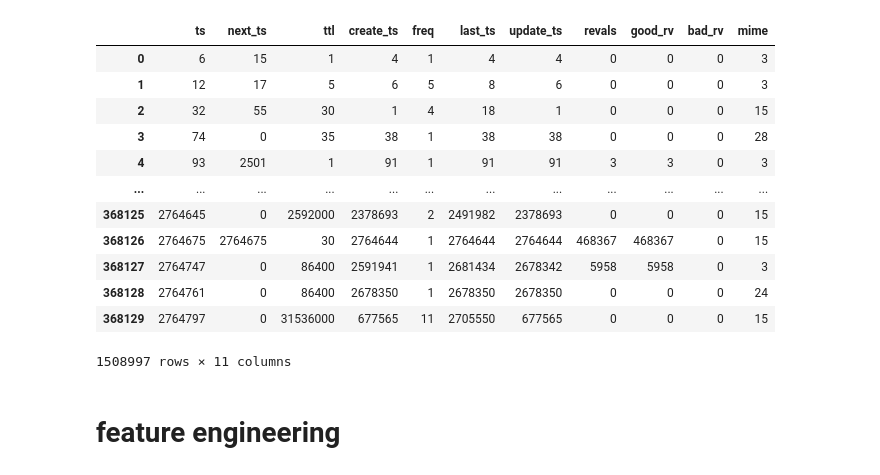
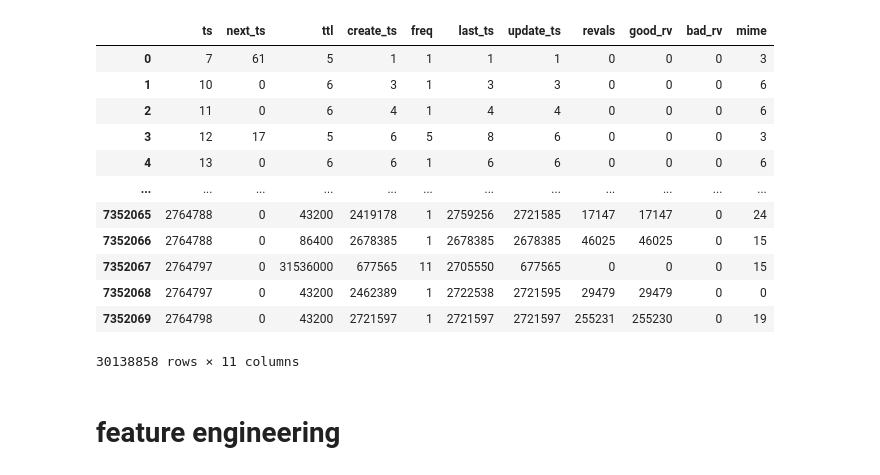
Before and after one commit to IsaacKhor/speculative_revalidation, a Jupyter notebook: analysis/ml.ipynb, the cells around one changed output. Cells and saved outputs as stored; diff of their text form; code cells hidden in the pictures.

```diff
--- a/analysis/ml.ipynb
+++ b/analysis/ml.ipynb
@@ -6,23 +6,23 @@ import matplotlib.pyplot as plt
 import seaborn as sns
 # %%
 cols = ['ts', 'next_ts', 'ttl', 'create_ts', 'freq', 'last_ts', 'update_ts', 'revals', 'good_rv', 'bad_rv', 'mime']
-dfs = [pd.read_csv(f'../traces/expiry/cf_{c}.csv.zst', names=cols, skiprows = lambda i : i > 0 and random.random() > 0.01) for c in ['a', 'c', 'e', 'g']]
+dfs = [pd.read_csv(f'../traces/expiry/cf_{c}.csv.zst', names=cols, skiprows=lambda i: random.random() > 0.2) for c in ['a', 'c', 'e', 'g']]
 df = pd.concat(dfs)
 df
 # %% [output]
 |  | ts | next_ts | ttl | create_ts | freq | last_ts | update_ts | revals | good_rv | bad_rv | mime |
-| 0 | 6 | 15 | 1 | 4 | 1 | 4 | 4 | 0 | 0 | 0 | 3 |
-| 1 | 12 | 17 | 5 | 6 | 5 | 8 | 6 | 0 | 0 | 0 | 3 |
-| 2 | 32 | 55 | 30 | 1 | 4 | 18 | 1 | 0 | 0 | 0 | 15 |
-| 3 | 74 | 0 | 35 | 38 | 1 | 38 | 38 | 0 | 0 | 0 | 28 |
-| 4 | 93 | 2501 | 1 | 91 | 1 | 91 | 91 | 3 | 3 | 0 | 3 |
+| 0 | 7 | 61 | 5 | 1 | 1 | 1 | 1 | 0 | 0 | 0 | 3 |
+| 1 | 10 | 0 | 6 | 3 | 1 | 3 | 3 | 0 | 0 | 0 | 6 |
+| 2 | 11 | 0 | 6 | 4 | 1 | 4 | 4 | 0 | 0 | 0 | 6 |
+| 3 | 12 | 17 | 5 | 6 | 5 | 8 | 6 | 0 | 0 | 0 | 3 |
+| 4 | 13 | 0 | 6 | 6 | 1 | 6 | 6 | 0 | 0 | 0 | 6 |
 | ... | ... | ... | ... | ... | ... | ... | ... | ... | ... | ... | ... |
-| 368125 | 2764645 | 0 | 2592000 | 2378693 | 2 | 2491982 | 2378693 | 0 | 0 | 0 | 15 |
-| 368126 | 2764675 | 2764675 | 30 | 2764644 | 1 | 2764644 | 2764644 | 468367 | 468367 | 0 | 15 |
-| 368127 | 2764747 | 0 | 86400 | 2591941 | 1 | 2681434 | 2678342 | 5958 | 5958 | 0 | 3 |
-| 368128 | 2764761 | 0 | 86400 | 2678350 | 1 | 2678350 | 2678350 | 0 | 0 | 0 | 24 |
-| 368129 | 2764797 | 0 | 31536000 | 677565 | 11 | 2705550 | 677565 | 0 | 0 | 0 | 15 |
+| 7352065 | 2764788 | 0 | 43200 | 2419178 | 1 | 2759256 | 2721585 | 17147 | 17147 | 0 | 24 |
+| 7352066 | 2764788 | 0 | 86400 | 2678385 | 1 | 2678385 | 2678385 | 46025 | 46025 | 0 | 15 |
+| 7352067 | 2764797 | 0 | 31536000 | 677565 | 11 | 2705550 | 677565 | 0 | 0 | 0 | 15 |
+| 7352068 | 2764797 | 0 | 43200 | 2462389 | 1 | 2722538 | 2721595 | 29479 | 29479 | 0 | 0 |
+| 7352069 | 2764798 | 0 | 43200 | 2721597 | 1 | 2721597 | 2721597 | 255231 | 255230 | 0 | 19 |
-1508997 rows × 11 columns
+30138858 rows × 11 columns
 # %% [markdown]
 # feature engineering
 # %%
```
Also changed, not shown: parts of 14 cells of this notebook, 17 other files.
